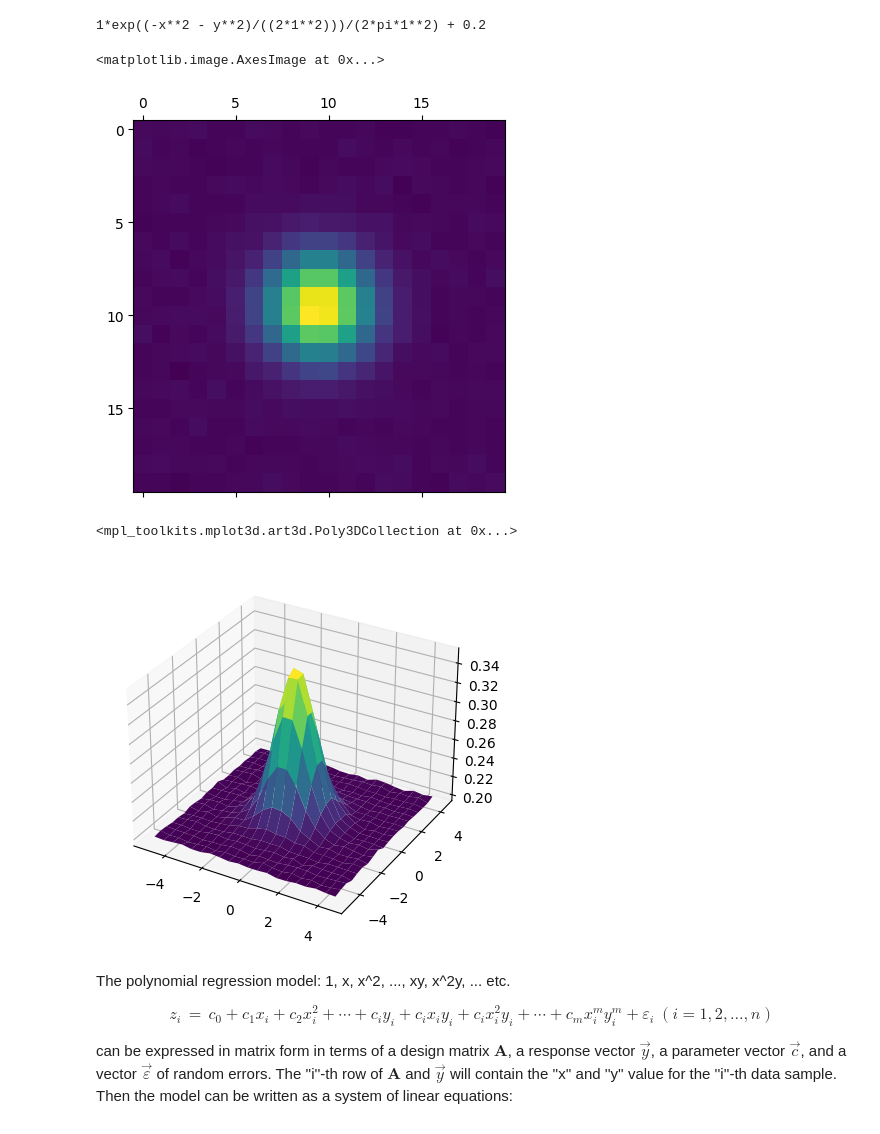
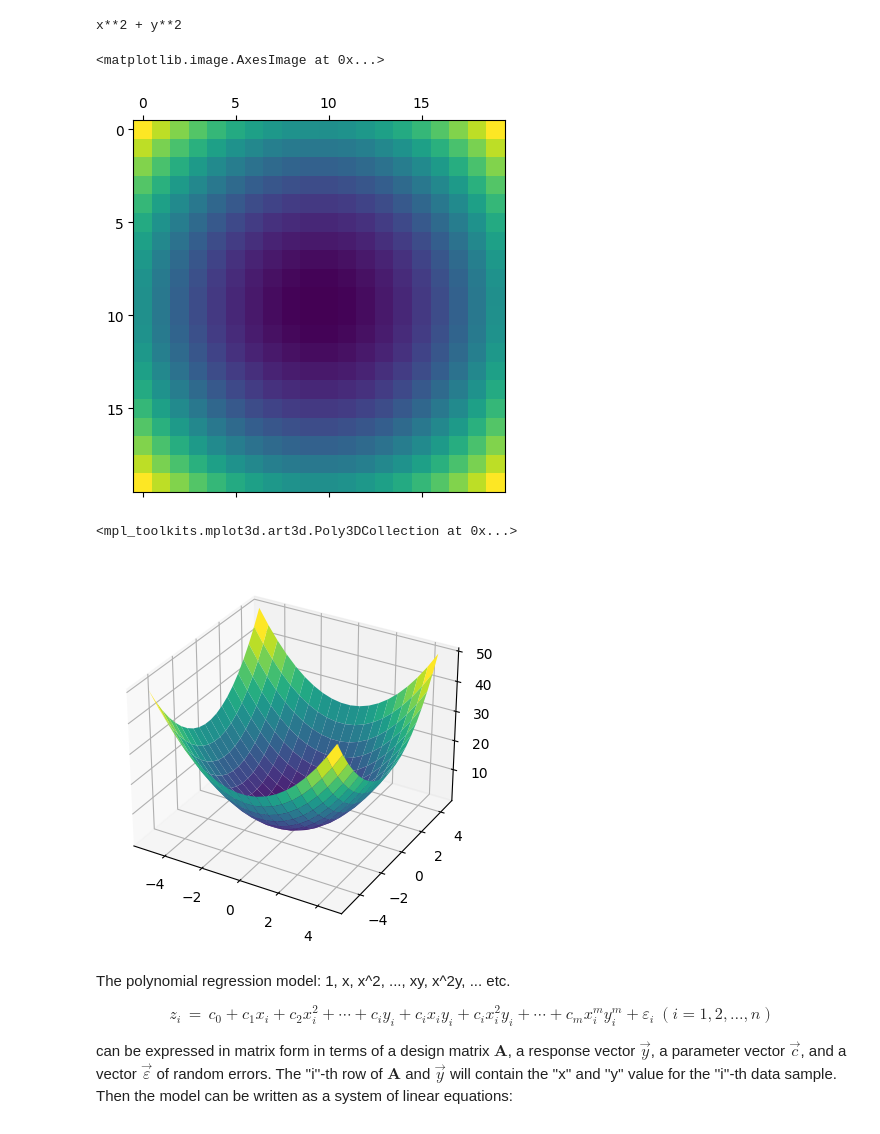
Before and after one commit to phcreery/surface_curvature, a Jupyter notebook: mean_curvature.ipynb, the cells around one changed output. Drawn from its saved outputs; the diff is of its cells as text; code cells hidden in the pictures.

```diff
--- a/mean_curvature.ipynb
+++ b/mean_curvature.ipynb
@@ -101,38 +101,39 @@ for x_pos in x_steps:
 print("Note: Matrix forms have flipped y axis (upside-down)")
 plt.matshow(Z)
 # %%
-# Generated Gaussian Z data
-fstr = "0.2+(1/(2*pi*1**2))*exp(-(x**2+y**2)/(2*1**2))"
+# Generated Gaussian Z test data
+# fstr = "0.2+(1/(2*pi*1**2))*exp(-(x**2+y**2)/(2*1**2))"
+fstr = "x**2+y**2"
 x_min =-5
 x_max=5
 y_min=-5
 y_max=5
 resolution = 0.5
 x_steps = np.arange(x_min, x_max, resolution)
 y_steps = np.arange(y_min, y_max, resolution)
 nx = len(x_steps)
 ny = len(y_steps)
 f = sympy.parsing.sympy_parser.parse_expr(fstr, evaluate=False)
 print(f)
 v = list(ordered(f.free_symbols)); v
 
 x = np.linspace(x_min, x_max, nx)
 y = np.linspace(y_min, y_max, ny)
 
 Z = np.empty(shape=(ny, nx))
 
 for i in range(len(x)):
     for j in range(len(y)):
         Z[j, i] = f.subs({v[0]: x[i], v[1]: y[j]})
 
 np.random.seed(42)
 noise_sigma = 0.001
 Z += noise_sigma * np.random.randn(*Z.shape)
 plt.matshow(Z)
 # %% [output]
-1*exp((-x**2 - y**2)/((2*1**2)))/(2*pi*1**2) + 0.2
+x**2 + y**2
 <matplotlib.image.AxesImage at 0x...>
-[figure, old version]
+[figure, new version]
 # %%
 X, Y = np.meshgrid(x_steps, y_steps)
 
@@ -140,7 +141,7 @@ ax = plt.axes(projection='3d')
 ax.plot_surface(X, Y, Z, cmap='viridis')
 # %% [output]
 <mpl_toolkits.mplot3d.art3d.Poly3DCollection at 0x...>
-[figure, old version]
+[figure, new version]
 # %% [markdown]
 The polynomial regression model: 1, x, x^2, ..., xy, x^2y, ... etc.
 
```
Also changed, not shown: parts of 14 cells of this notebook.
